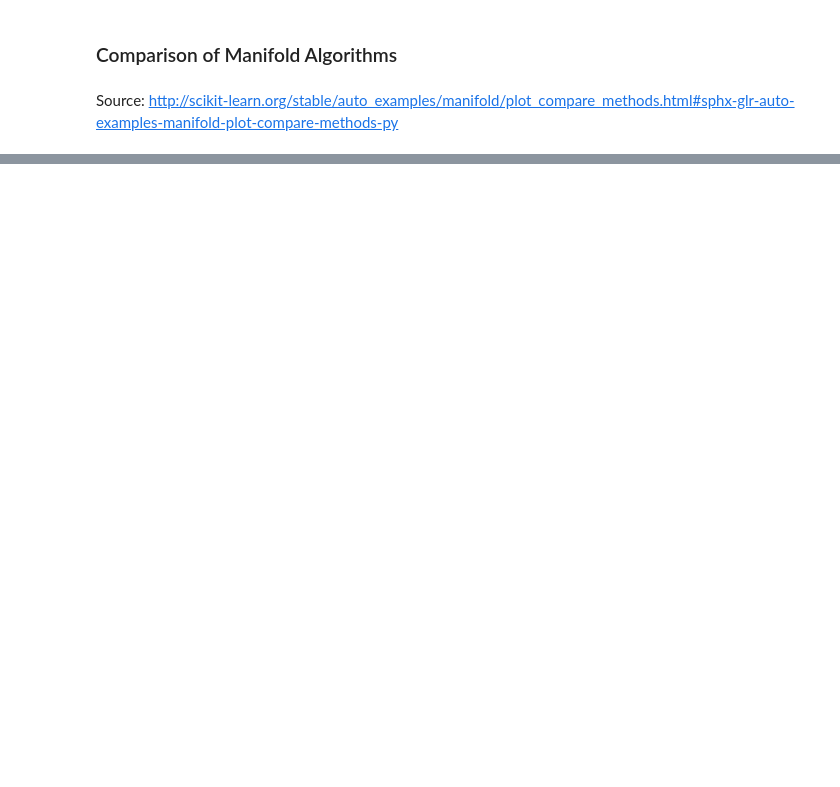
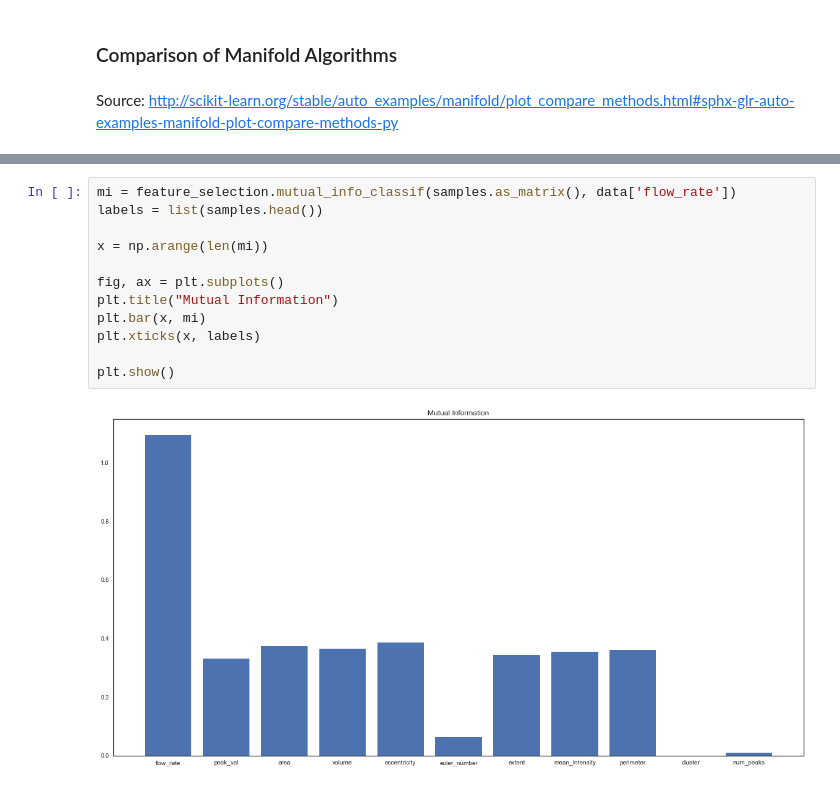
Before and after one commit to zhiduozhang/holo-unet, a Jupyter notebook: K-Means.ipynb, the cells around one changed output, grey strips where cells are left out. Saved outputs shown, nothing was run; the diff lists cells and outputs as text; blank space fills up the shorter version.

```diff
--- a/K-Means.ipynb
+++ b/K-Means.ipynb
@@ -687,0 +740,14 @@ TypeError: 'module' object is not callable
+# %%
+mi = feature_selection.mutual_info_classif(samples.as_matrix(), data['flow_rate'])
+labels = list(samples.head())
+
+x = np.arange(len(mi))
+
+fig, ax = plt.subplots()
+plt.title("Mutual Information")
+plt.bar(x, mi)
+plt.xticks(x, labels)
+
+plt.show()
+# %% [output]
+[figure, added]
```
Also changed, not shown: parts of 26 cells of this notebook.
